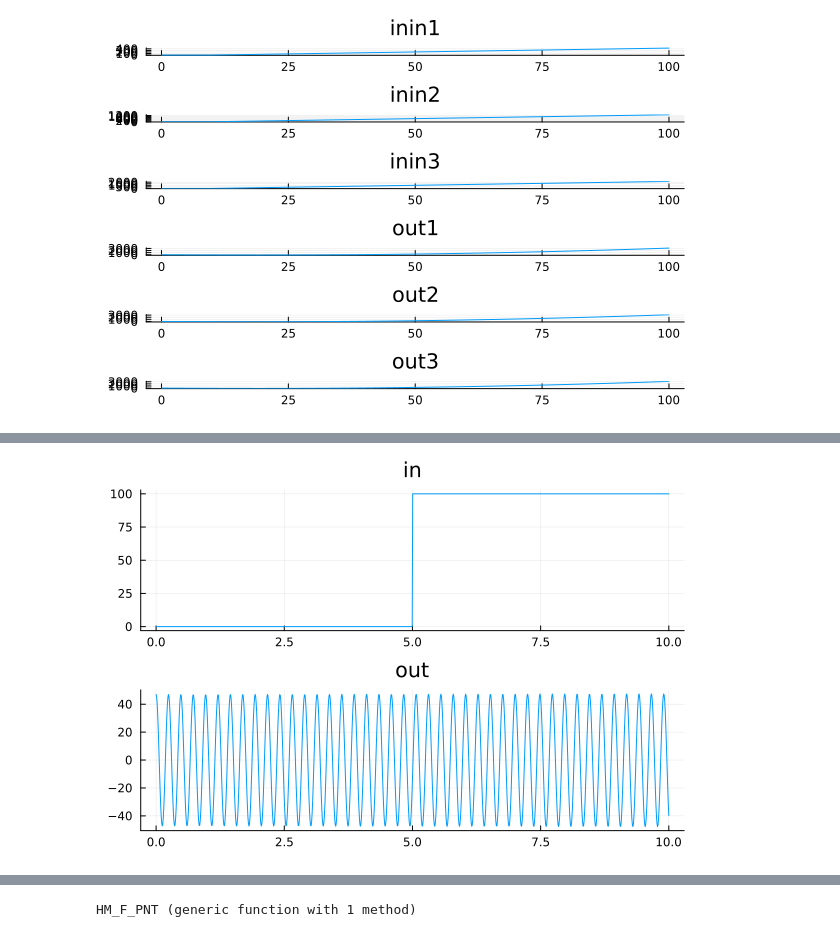
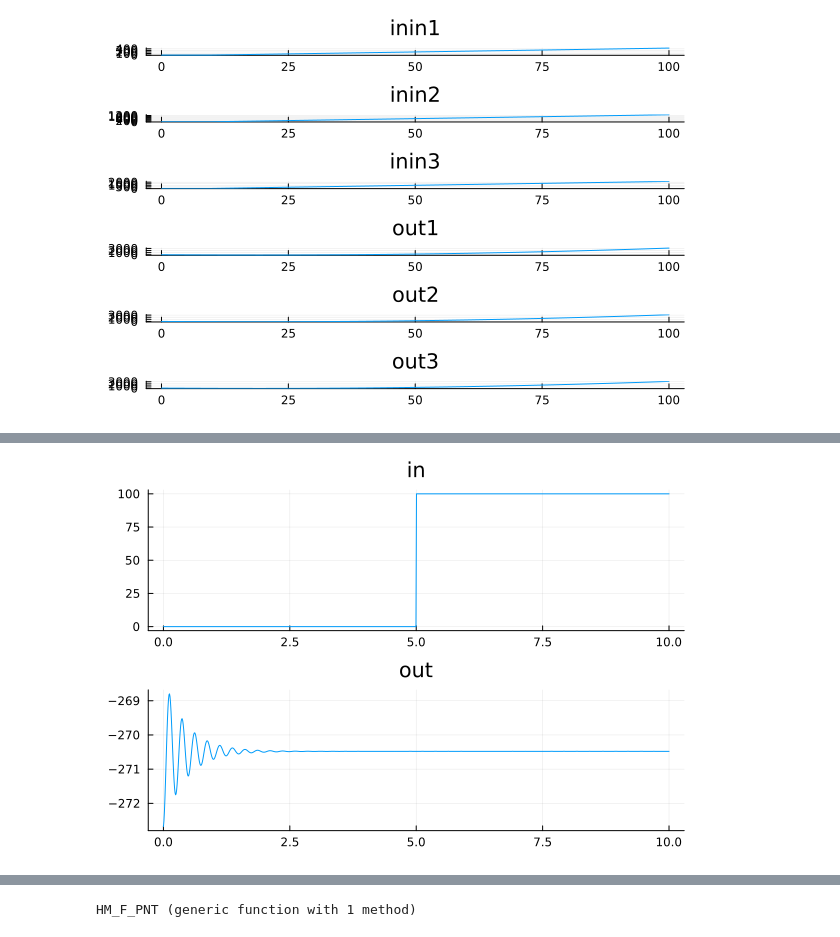
Before and after one commit to rellab/JuliaMBD-experiment, a Jupyter notebook: HM_F_PNT.ipynb, the cells around one changed output, grey strips where cells are left out. Saved outputs shown, nothing was run; the diff lists cells and outputs as text; code cells hidden in the pictures.

```diff
--- a/HM_F_PNT.ipynb
+++ b/HM_F_PNT.ipynb
@@ -70,21 +62,21 @@ HM_HD_F_PNT (generic function with 1 method)
 # %%
 @model TestHM_HD_F_PNT begin
     @block begin
         m = HM_HD_F_PNT()
         s1 = Step(steptime=5, finalvalue=100)
     end
     @connect begin
-        s1.out => m.v_HM_BD_F2HM_HD_F_mps
+        s1.out => m.v_HM_BD_F2HM_HD_mps
     end
     @scope begin
-        m.v_HM_BD_F2HM_HD_F_mps => in
+        m.v_HM_BD_F2HM_HD_mps => in
         m.F_HM_HD_F_N => out
     end
 end
 
 m = @compile_derivative TestHM_HD_F_PNT() #１つでも微分ブロックがあるなら@compile_derivativeを書き足す,この場合はmatlabの結果と異なる場合がある
 res = simulate(m, tspan=[0, 10])
 plot(res)
 # %% [output]
-[figure, old version]
+[figure, new version]
 # %%
```
Also changed, not shown: parts of 6 cells of this notebook, 10 other files.
